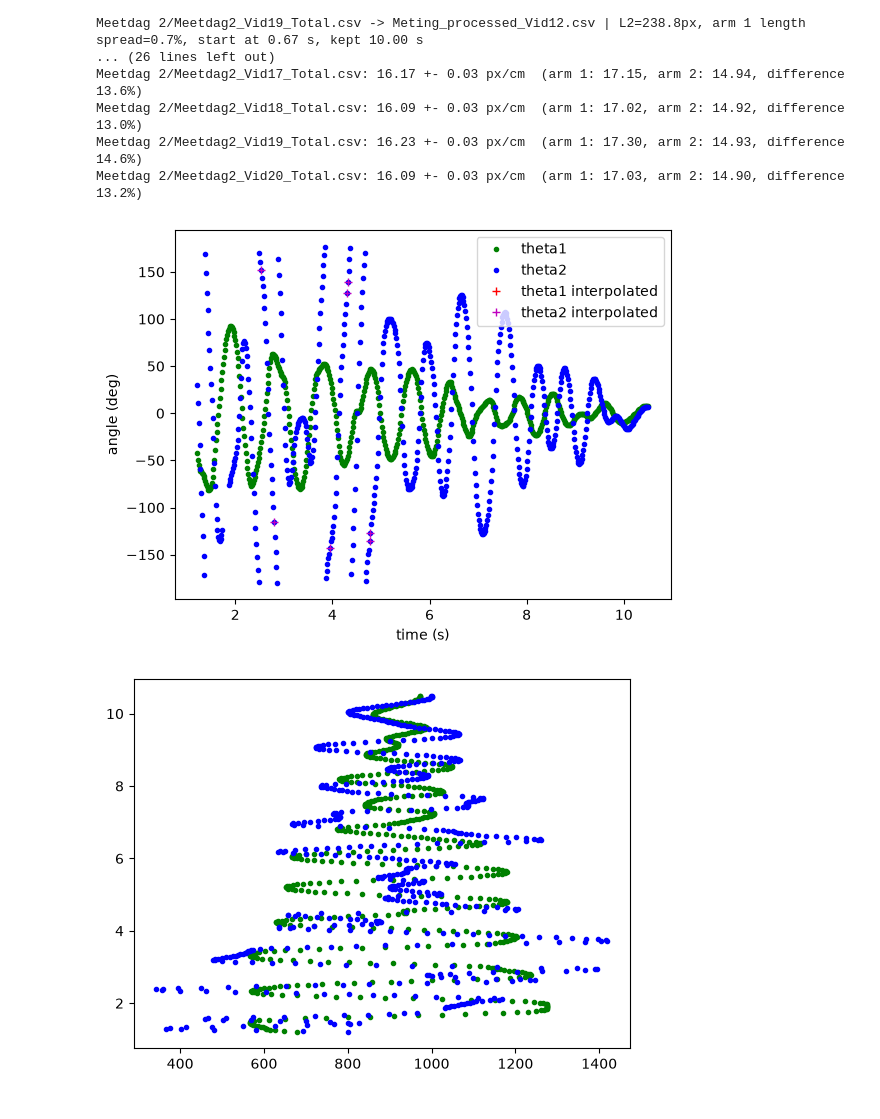
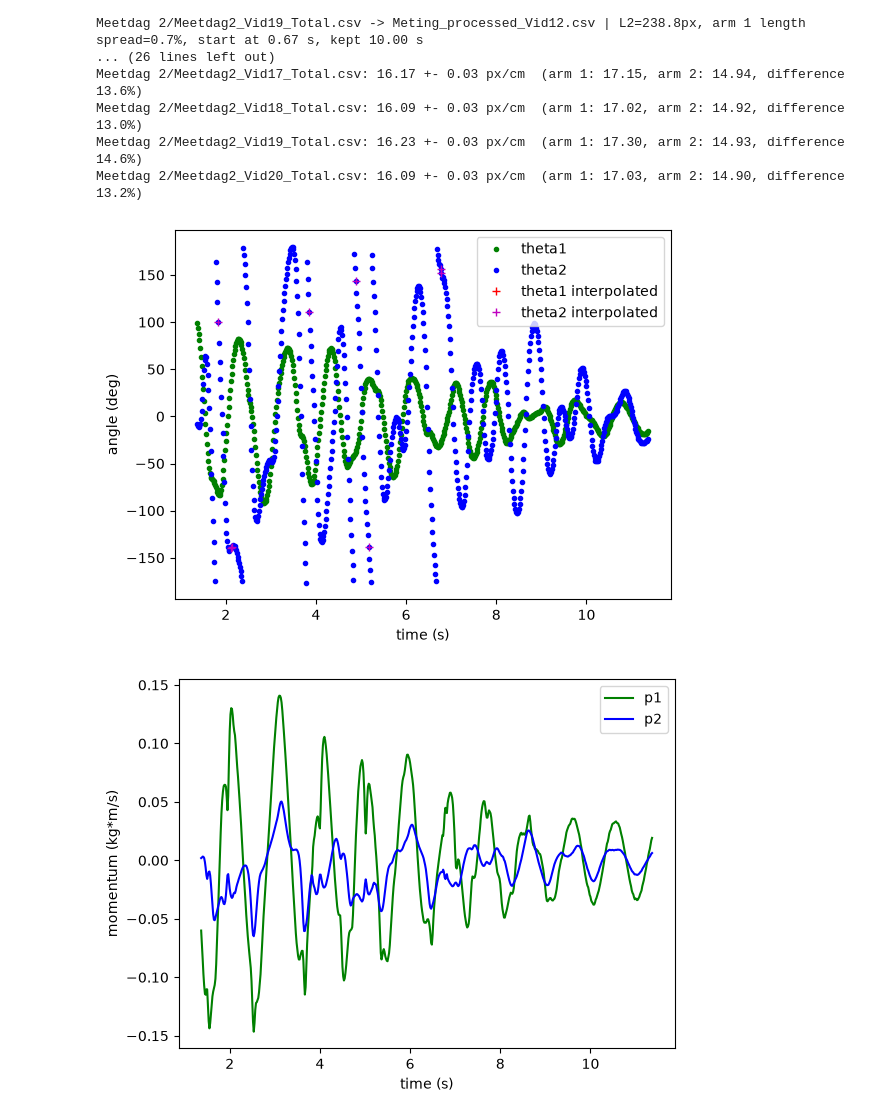
Before and after one commit to daantjebunschoten1-gif/RP---Double-Pendulum-, a Jupyter notebook: Data processing.ipynb, the cells around one changed output. Drawn from its saved outputs; the diff is of its cells as text; code cells hidden in the pictures.

```diff
--- a/Data processing.ipynb
+++ b/Data processing.ipynb
@@ -161,43 +161,55 @@ Meetdag 2/Meetdag2_Vid18_Total.csv: 16.09 +- 0.03 px/cm  (arm 1: 17.02, arm 2: 1
 Meetdag 2/Meetdag2_Vid19_Total.csv: 16.23 +- 0.03 px/cm  (arm 1: 17.30, arm 2: 14.93, difference 14.6%)
 Meetdag 2/Meetdag2_Vid20_Total.csv: 16.09 +- 0.03 px/cm  (arm 1: 17.03, arm 2: 14.90, difference 13.2%)
 # %%
-coords= pd.read_csv("Meting_processed_Vid3.csv")
-
-t_start = 1.2    # seconds
-t_end = 10.5     # seconds
-
-coords = coords[(coords["time_s"] >= t_start) & (coords["time_s"] <= t_end)].reset_index(drop=True)
+coords= pd.read_csv("Meting_processed_Vid10.csv")
 
 
 tijd = coords["time_s"]
 theta_1_full = coords["theta1_deg"]
 theta_2_full = coords["theta2_deg"]
 theta_1_interpolated = np.where(coords["theta1_interpolated"], coords["theta1_deg"], np.nan)
 theta_2_interpolated = np.where(coords["theta2_rel_interpolated"], coords["theta2_deg"], np.nan)
 
+omega_1 = coords["omega1_rad_s"]
+omega_2 = coords["omega2_rad_s"]
+
+p1 = coords["p1"]
+p2 = coords["p2"]
+
 x_m_g = coords["Gx"]
-y_m_g = -coords["Gy"]
+y_m_g = coords["Gy"]
 x_m_b = coords["Bx"]
-y_m_b = -coords["By"]
+y_m_b = coords["By"]
 
 plt.figure()
 plt.plot(tijd, theta_1_full, "g.", label="theta1")
 plt.plot(tijd, theta_2_full, "b.", label="theta2")
 plt.plot(tijd, theta_1_interpolated, "r+", label="theta1 interpolated")
 plt.plot(tijd, theta_2_interpolated, "m+", label="theta2 interpolated")
 plt.xlabel("time (s)"); plt.ylabel("angle (deg)"); plt.legend();
 plt.show()
 
+plt.Figure()
+plt.plot(tijd,p1, "g-", label="p1")
+plt.plot(tijd,p2, "b-", label="p2")
+plt.xlabel("time (s)"); plt.ylabel("momentum (kg*m/s)"); plt.legend();
+plt.show()
+
+plt.figure()
+plt.plot(tijd,omega_1, "g-", label="omega1")
+plt.plot(tijd,omega_2, "b-", label="omega2")
+plt.xlabel("time (s)"); plt.ylabel("angular velocity (rad/s)"); plt.legend();
+plt.show()
 
 plt.figure()
 plt.plot(x_m_g,tijd,"g.")
 plt.plot(x_m_b,tijd,"b.")
 plt.show()
 
 plt.figure()
 plt.plot(x_m_g,y_m_g,"g.")
 plt.plot(x_m_b,y_m_b,"b.")
 plt.show()
 # %% [output]
-[figure, old version]
+[figure, new version]
-[figure, old version]
+[figure, new version]
```
Also changed, not shown: parts of 1 cell of this notebook.
